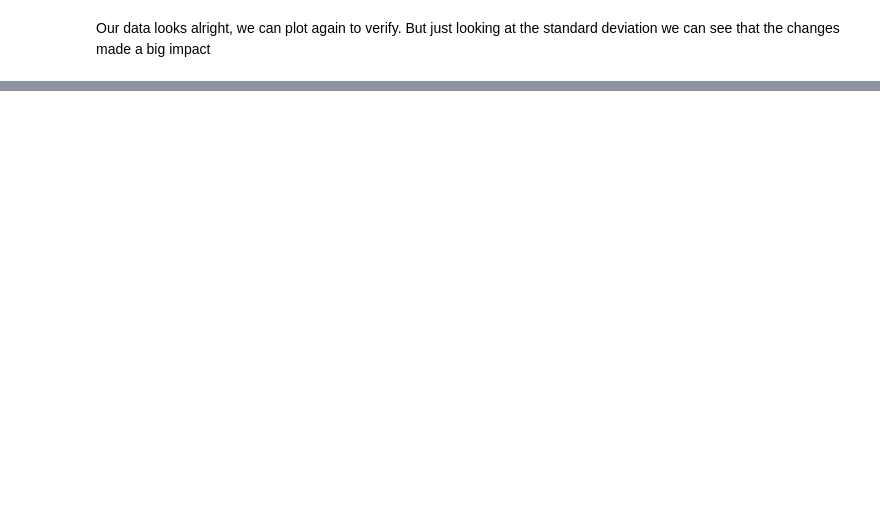
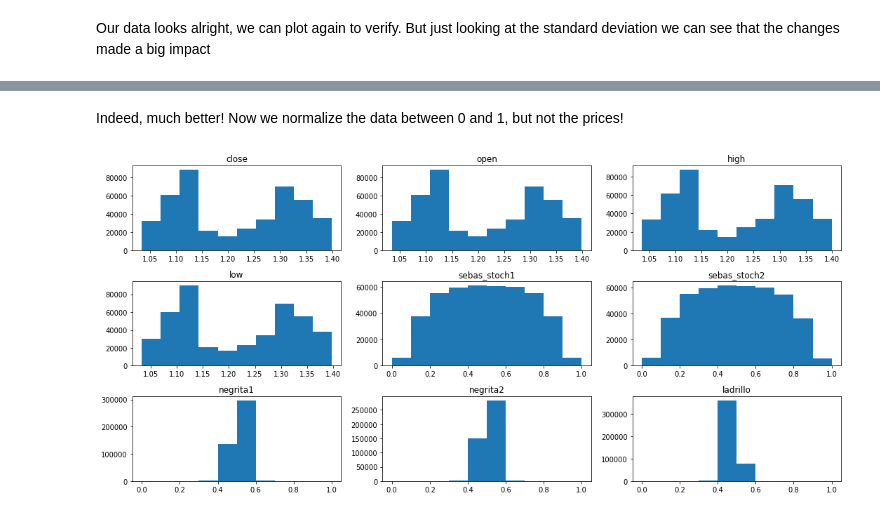
Before and after one commit to mathetes87/machine-learning-1, a Jupyter notebook: projects/capstone/Forex Predict/Preprocess data.ipynb, the cells around one changed output, grey strips where cells are left out. Saved outputs shown, nothing was run; the diff lists cells and outputs as text; code cells hidden in the pictures; blank space fills up the shorter version.

```diff
--- a/projects/capstone/Forex Predict/Preprocess data.ipynb
+++ b/projects/capstone/Forex Predict/Preprocess data.ipynb
@@ -104,0 +105,16 @@ plot_data(data)
+# %% [markdown]
+Indeed, much better! Now we normalize the data between 0 and 1, but not the prices!
+# %%
+def normalize(df):
+    columns = ['sebas_stoch1', 'sebas_stoch2', 'negrita1', 'negrita2', 'ladrillo']
+    result = df.copy()
+    for feature_name in columns:
+        max_value = df[feature_name].max()
+        min_value = df[feature_name].min()
+        result[feature_name] = (df[feature_name] - min_value) / (max_value - min_value)
+    return result
+
+data = normalize(data)
+plot_data(data)
+# %% [output]
+[figure, added]
```
Also changed, not shown: parts of 9 cells of this notebook, 4 other files.
